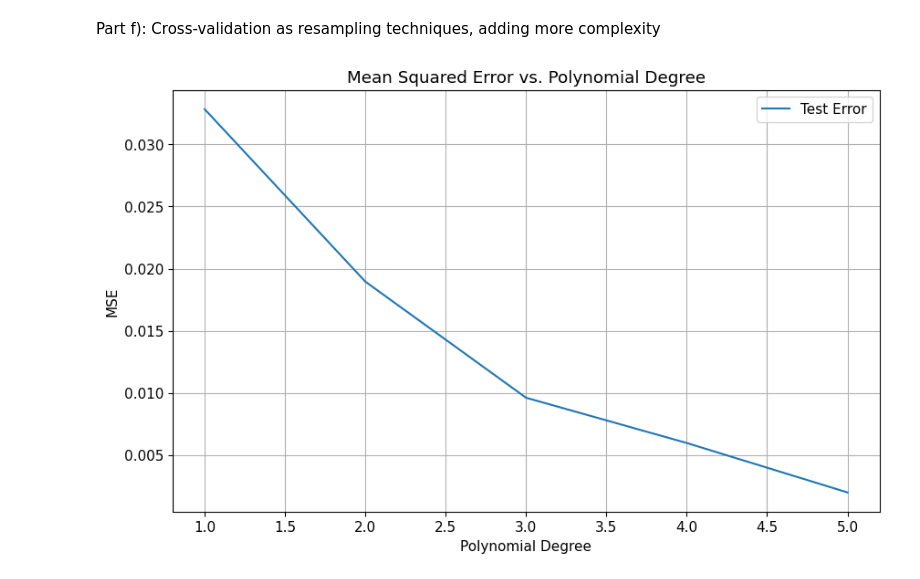
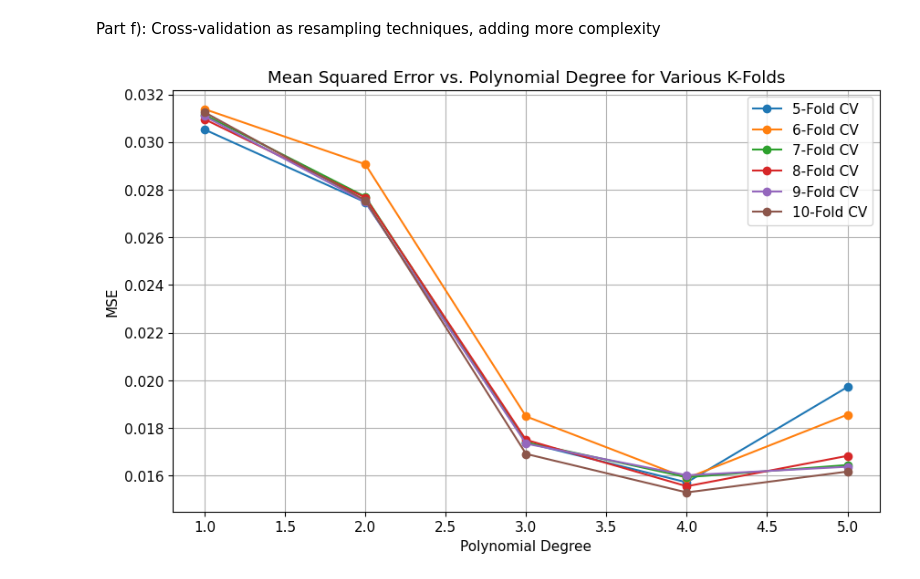
Before and after one commit to tiriltk/FYSSTK4155, a Jupyter notebook: Project1/frankecode.ipynb, the cells around one changed output. Drawn from its saved outputs; the diff is of its cells as text; code cells hidden in the pictures.

Commit message:
fixed k-fold

```diff
--- a/Project1/frankecode.ipynb
+++ b/Project1/frankecode.ipynb
@@ -473,36 +475,36 @@ Degree 5: Error = 0.0654, Bias ^2 = 0.0182, Variance = 0.0472
 # %% [markdown]
 Part f): Cross-validation as resampling techniques, adding more complexity
-# %%
-import numpy as np
-import matplotlib.pyplot as plt
-from sklearn.linear_model import LinearRegression
-from sklearn.model_selection import KFold, cross_val_score
-
-Maxpolydegree = 5
-estimated_mse_sklearn = np.zeros(Maxpolydegree)
-polynomial = np.zeros(Maxpolydegree)
-k = 5
-kfold = KFold(n_splits=k, shuffle=True, random_state=1042)
-
-for polydegree in range(1, Maxpolydegree+1):
-    polynomial[polydegree-1] = polydegree
-    X = create_X(x, y, polydegree)
-    OLS = LinearRegression(fit_intercept=False)
-
-    estimated_mse_folds = cross_val_score(OLS, X, z, scoring='neg_mean_squared_error', cv=kfold)
-
-    estimated_mse_sklearn[polydegree-1] = -np.mean(estimated_mse_folds)
-
-plt.rcParams.update({'font.size': 11})
-
-plt.figure(figsize=(10, 6))
-plt.plot(polynomial, estimated_mse_sklearn, label='Test Error')
-
-plt.xlabel('Polynomial Degree')
-plt.ylabel('MSE')
-plt.title('Mean Squared Error vs. Polynomial Degree')
-plt.legend()
-plt.grid(True)
-plt.show()
-# %% [output]
-[figure, removed]
+# %%
+from sklearn.model_selection import KFold, cross_val_score
+
+degree = 5
+polynomial_degrees = np.arange(1, degree + 1)
+
+plt.rcParams.update({'font.size': 11})
+plt.figure(figsize=(10, 6))
+
+for k in range(5, 11):
+    # Making an empty list to store MSE for the current k value
+    estimated_mse = np.zeros(degree)
+
+    # Loop over polynomial degrees
+    for polydegree in polynomial_degrees:
+        X = create_X(x, y, polydegree)
+        OLS = LinearRegression(fit_intercept=False)
+
+        kfold = KFold(n_splits=k, shuffle=True, random_state=1042)  # Shuffle the data
+        mse_scores = cross_val_score(OLS, X, z, scoring='neg_mean_squared_error', cv=kfold)
+
+        # Store the negative MSE in the current k's list
+        estimated_mse[polydegree - 1] = -np.mean(mse_scores)  # Correctly average and negate MSE
+
+    plt.plot(polynomial_degrees, estimated_mse, marker='o', label=f'{k}-Fold CV')
+
+plt.xlabel('Polynomial Degree')
+plt.ylabel('MSE')
+plt.title('Mean Squared Error vs. Polynomial Degree for Various K-Folds')
+plt.legend()
+plt.grid(True)
+plt.show()
+# %% [output]
+[figure, added]
```
Also changed, not shown: parts of 6 cells of this notebook.
